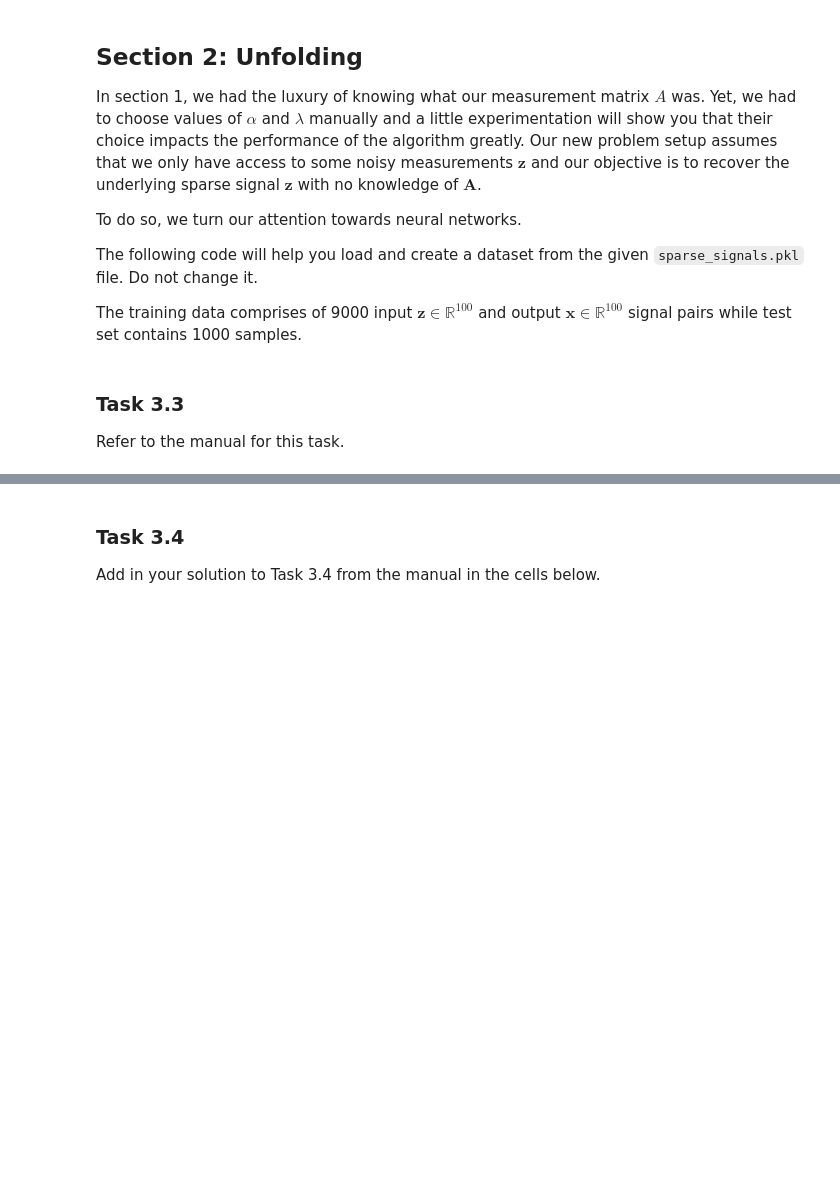
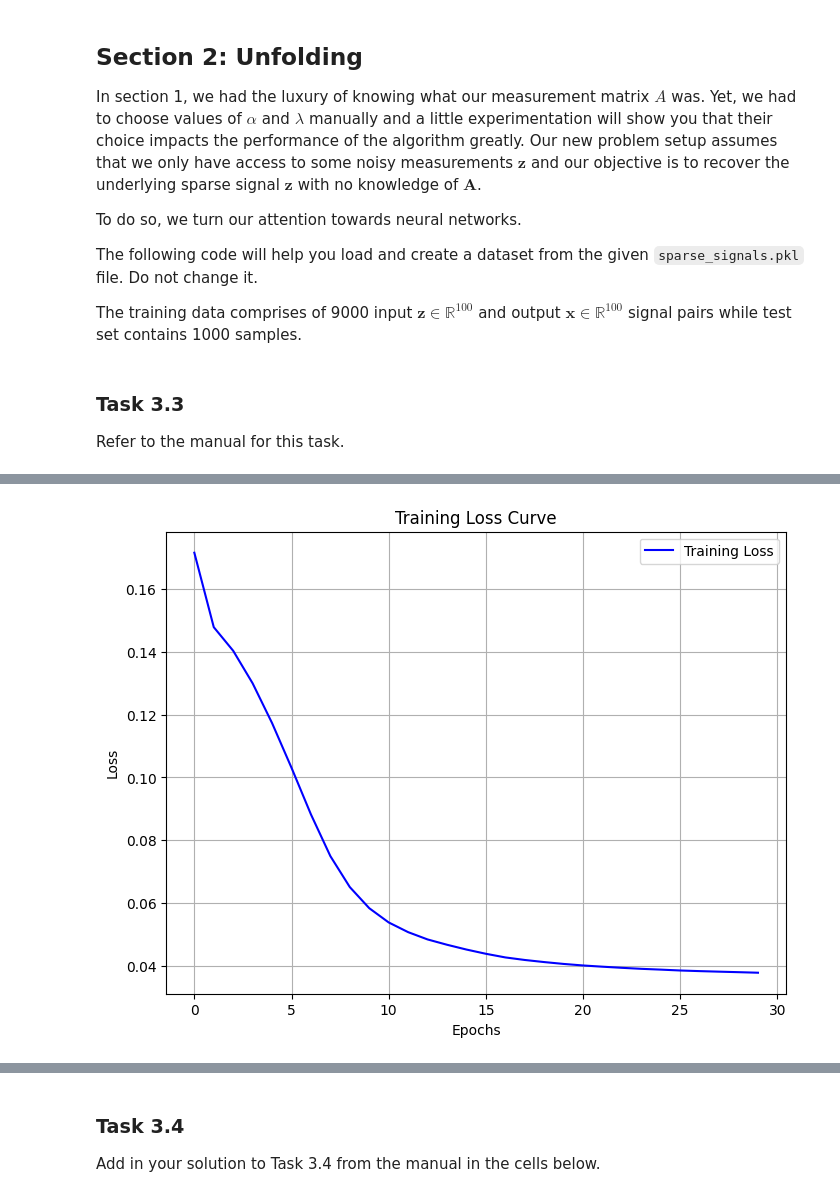
Before and after one commit to Jawamegamind/PA2-Deep-Unfolding-Unrolling, a Jupyter notebook: ATML Assignment 2.ipynb, the cells around one changed output, grey strips where cells are left out. Cells and saved outputs as stored; diff of their text form; code cells hidden in the pictures; blank space fills up the shorter version.

Commit message:
Task 3 & 80% Task 4
- All graphs + Plots Made

```diff
--- a/ATML Assignment 2.ipynb
+++ b/ATML Assignment 2.ipynb
@@ -989,27 +1061,51 @@ def evaluate(model, test_loader, loss_fn, configs, tol=1e-6):
 class ISTABlock(nn.Module):
     def __init__(self, input_dim, output_dim):
         """Initialize the ISTA block with a learnable threshold and a linear layer."""
-        super().__init__()
-        pass  # To be implemented
+
+        super(ISTABlock, self).__init__()
+        self.linear = nn.Linear(input_dim, output_dim)
+        self.threshold = nn.Parameter(torch.Tensor([0.1]))  # Learnable threshold parameter
 
     def _soft(self, x, T):
         """Apply soft-thresholding with threshold T."""
-        pass  # To be implemented
+
+        return torch.sign(x) * torch.relu(torch.abs(x) - T)
 
     def forward(self, x):
         """Perform the forward pass through the ISTA block."""
-        pass  # To be implemented
+
+        z = self.linear(x)  # Linear transformation
+        z = self._soft(z, self.threshold)  # Apply soft-thresholding
+        return z
 
 
 class UnfoldedNN(nn.Module):
     def __init__(self, configs):
         """Initialize the unfolded neural network with multiple ISTA blocks."""
-        super().__init__()
-        pass  # To be implemented
+
+        super(UnfoldedNN, self).__init__()
+        input_dim = configs["input_dim"]
+        hidden_dims = configs["hidden_dims"]
+        output_dim = configs["output_dim"]
+
+        # Create the sequence of ISTA blocks
+        self.ista_blocks = nn.ModuleList()
+        previous_dim = input_dim
+
+        for hidden_dim in hidden_dims:
+            self.ista_blocks.append(ISTABlock(previous_dim, hidden_dim))
+            previous_dim = hidden_dim
+
+        # Output layer
+        self.ista_blocks.append(ISTABlock(previous_dim, output_dim))
+
 
     def forward(self, x):
         """Perform the forward pass through the unfolded neural network."""
-        pass  # To be implemented
+
+        for block in self.ista_blocks:
+            x = block(x)  # Pass through each ISTA block
+        return x
 # %%
 configs_unfolded = {
     "input_dim": 100,
@@ -1021,7 +1117,13 @@ configs_unfolded = {
     "device": "cuda" if torch.cuda.is_available() else "cpu"
 }
 # %%
+# Create the model
 model_unfolded = UnfoldedNN(configs_unfolded).to(configs_unfolded["device"])
-optimizer = Adam(model_unfolded.parameters(), lr=configs_unfolded["lr"])
+
+# Define optimizer and loss function
+optimizer = torch.optim.Adam(model_unfolded.parameters(), lr=configs_unfolded["lr"])
 L1 = nn.L1Loss()
+
+# Train the unfolded neural network
 train(model=model_unfolded, train_loader=train_loader, loss_fn=L1, optimizer=optimizer, configs=configs_unfolded)
+# %% [output]
@@ -1028 +1147,2 @@ train(model=model_unfolded, train_loader=train_loader, loss_fn=L1, optimizer=opt
+[figure, added]
 # %%
```
Also changed, not shown: parts of 22 cells of this notebook, 1 other file.
